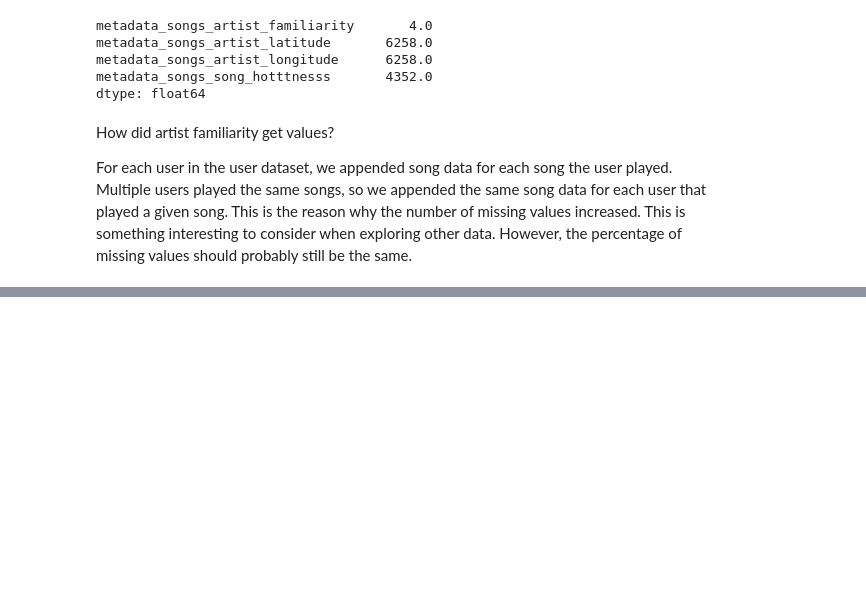
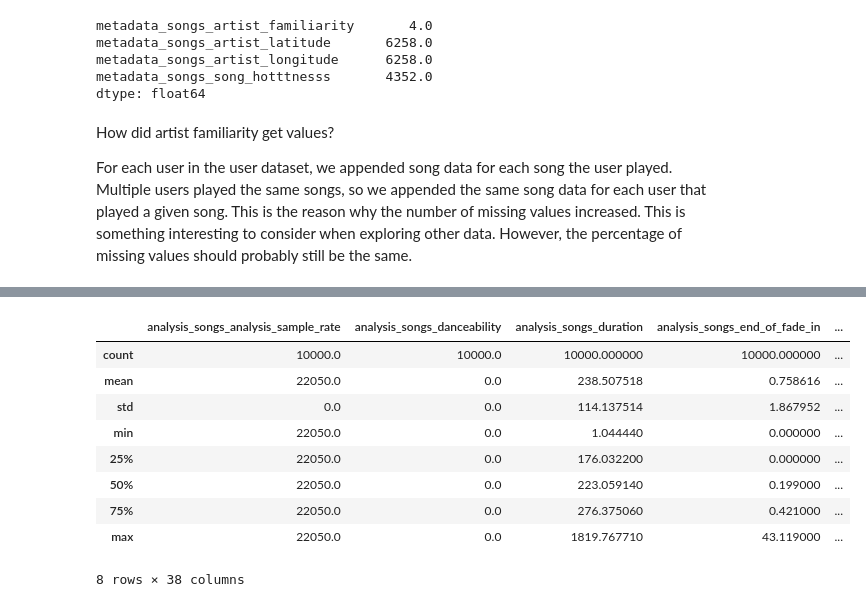
Before and after one commit to skhatri-28/Song-Recommendation-System-Project, a Jupyter notebook: notebooks/preprocessing.ipynb, the cells around one changed output, grey strips where cells are left out. Drawn from its saved outputs; the diff is of its cells as text; code cells hidden in the pictures; blank space fills up the shorter version.

```diff
--- a/notebooks/preprocessing.ipynb
+++ b/notebooks/preprocessing.ipynb
@@ -33,0 +89,13 @@ For each user in the user dataset, we appended song data for each song the user
+# %%
+df_num.describe()
+# %% [output]
+|  | analysis_songs_analysis_sample_rate | analysis_songs_danceability | analysis_songs_duration | analysis_songs_end_of_fade_in | ... |
+| count | 10000.0 | 10000.0 | 10000.000000 | 10000.000000 | ... |
+| mean | 22050.0 | 0.0 | 238.507518 | 0.758616 | ... |
+| std | 0.0 | 0.0 | 114.137514 | 1.867952 | ... |
+| min | 22050.0 | 0.0 | 1.044440 | 0.000000 | ... |
+| 25% | 22050.0 | 0.0 | 176.032200 | 0.000000 | ... |
+| 50% | 22050.0 | 0.0 | 223.059140 | 0.199000 | ... |
+| 75% | 22050.0 | 0.0 | 276.375060 | 0.421000 | ... |
+| max | 22050.0 | 0.0 | 1819.767710 | 43.119000 | ... |
+8 rows × 38 columns
```
Also changed, not shown: parts of 35 cells of this notebook.
